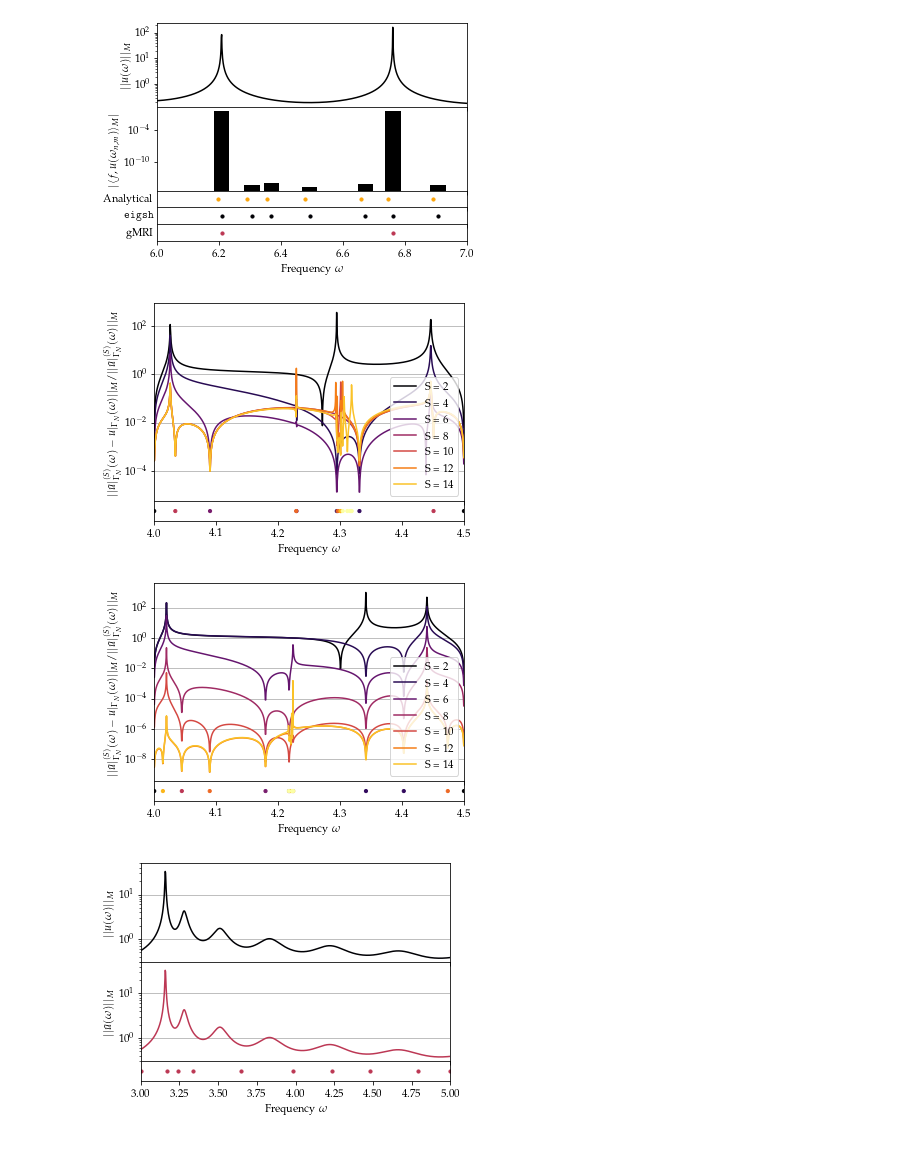
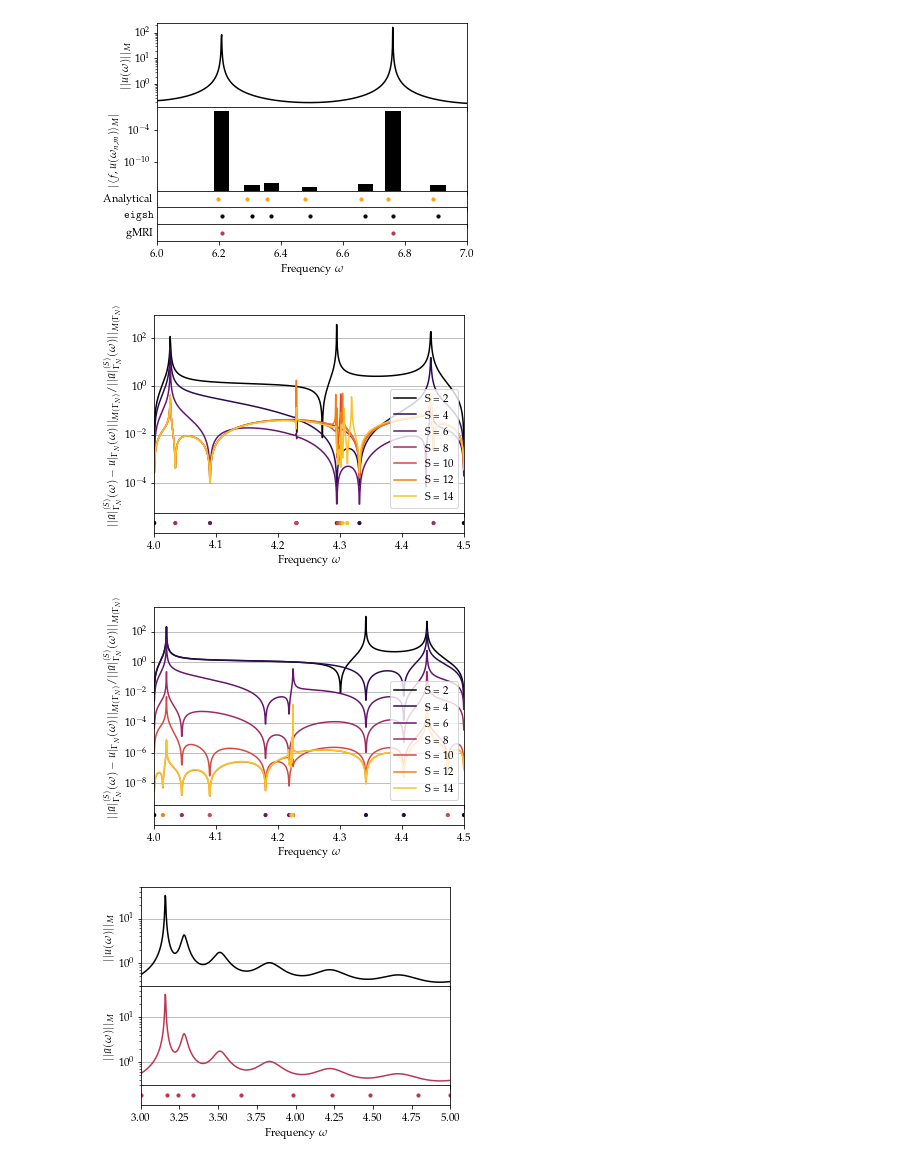
Before and after one commit to FMatti/Maxwell-MRI, a Jupyter notebook: report/plots/plots.ipynb, the cells around one changed output. Drawn from its saved outputs; the diff is of its cells as text; code cells hidden in the pictures.

Commit message:
update scattering coefficient plot

```diff
--- a/report/plots/plots.ipynb
+++ b/report/plots/plots.ipynb
@@ -132,23 +134,23 @@ plt.savefig('rectangular_cavity_suppression.pgf', bbox_inches='tight')
 # %%
 with open('rectangular_cavity_trace_errorprogression.pkl', 'rb') as f:
     norms, linspace, n_supp, n_iter, nodes, a, b = pickle.load(f)
 
 fig, ax = plt.subplots(2, 1, figsize=(5.55, 4), sharex=True, gridspec_kw={'height_ratios': [10, 1]})
 
 for i, S in enumerate(n_supp):
     ax[0].plot(linspace, np.real(norms[i]), label='S = {}'.format(S), color=cm(i/(len(n_supp))))
-ax[1].scatter(nodes, np.zeros_like(nodes), s=10, c=cm(np.repeat(np.arange(len(n_supp)+1)/(len(n_supp)-1), 2)), zorder=-n_iter)
-ax[0].set_ylabel(r'$||\tilde{u}|_{\Gamma_N}^{(S)}(\omega) - u|_{\Gamma_N}(\omega)||_M / ||\tilde{u}|_{\Gamma_N}^{(S)}(\omega)||_M$')
+ax[1].scatter(nodes[:-2], np.zeros_like(nodes)[:-2], s=10, c=cm(np.repeat(np.arange(len(n_supp)+1)/(len(n_supp)), 2))[:-2], zorder=-n_iter)
+ax[0].set_ylabel(r'$||\tilde{u}|_{\Gamma_N}^{(S)}(\omega) - u|_{\Gamma_N}(\omega)||_{M(\Gamma_N)} / ||\tilde{u}|_{\Gamma_N}^{(S)}(\omega)||_{M(\Gamma_N)}$')
 ax[1].set_xlabel(r'Frequency $\omega$')
 ax[1].set_xlim(a, b)
 ax[1].set_yticks([])
 ax[0].set_yscale('log')
 ax[0].grid(axis='y')
 ax[0].legend(loc='lower right')
 plt.subplots_adjust(wspace=0, hspace=0)
 plt.savefig('rectangular_cavity_trace_errorprogression.pgf', bbox_inches='tight')
 # %% [output]
-[figure, old version]
+[figure, new version]
 # %%
 with open('rectangular_cubby_trace_errorprogression.pkl', 'rb') as f:
     norms, linspace, n_supp, n_iter, nodes, a, b = pickle.load(f)
@@ -157,8 +159,8 @@ fig, ax = plt.subplots(2, 1, figsize=(5.55, 4), sharex=True, gridspec_kw={'heigh
 
 for i, S in enumerate(n_supp):
     ax[0].plot(linspace, np.real(norms[i]), label='S = {}'.format(S), color=cm(i/(len(n_supp))))
-ax[1].scatter(nodes, np.zeros_like(nodes), s=10, c=cm(np.repeat(np.arange(len(n_supp)+1)/(len(n_supp)-1), 2)), zorder=-n_iter)
-ax[0].set_ylabel(r'$||\tilde{u}|_{\Gamma_N}^{(S)}(\omega) - u|_{\Gamma_N}(\omega)||_M / ||\tilde{u}|_{\Gamma_N}^{(S)}(\omega)||_M$')
+ax[1].scatter(nodes[:-2], np.zeros_like(nodes)[:-2], s=10, c=cm(np.repeat(np.arange(len(n_supp)+1)/(len(n_supp)), 2))[:-2], zorder=-n_iter)
+ax[0].set_ylabel(r'$||\tilde{u}|_{\Gamma_N}^{(S)}(\omega) - u|_{\Gamma_N}(\omega)||_{M(\Gamma_N)} / ||\tilde{u}|_{\Gamma_N}^{(S)}(\omega)||_{M(\Gamma_N)}$')
 ax[1].set_xlabel(r'Frequency $\omega$')
 ax[1].set_xlim(a, b)
 ax[1].set_yticks([])
@@ -168,7 +170,7 @@ ax[0].legend(loc='lower right')
 plt.subplots_adjust(wspace=0, hspace=0)
 plt.savefig('rectangular_cubby_trace_errorprogression.pgf', bbox_inches='tight')
 # %% [output]
-[figure, old version]
+[figure, new version]
 # %%
 with open('imperfect_conductor_solution.pkl', 'rb') as f:
     solution1, coords1, omega1 = pickle.load(f)
```
Also changed, not shown: parts of 3 cells of this notebook, 7 other files.
